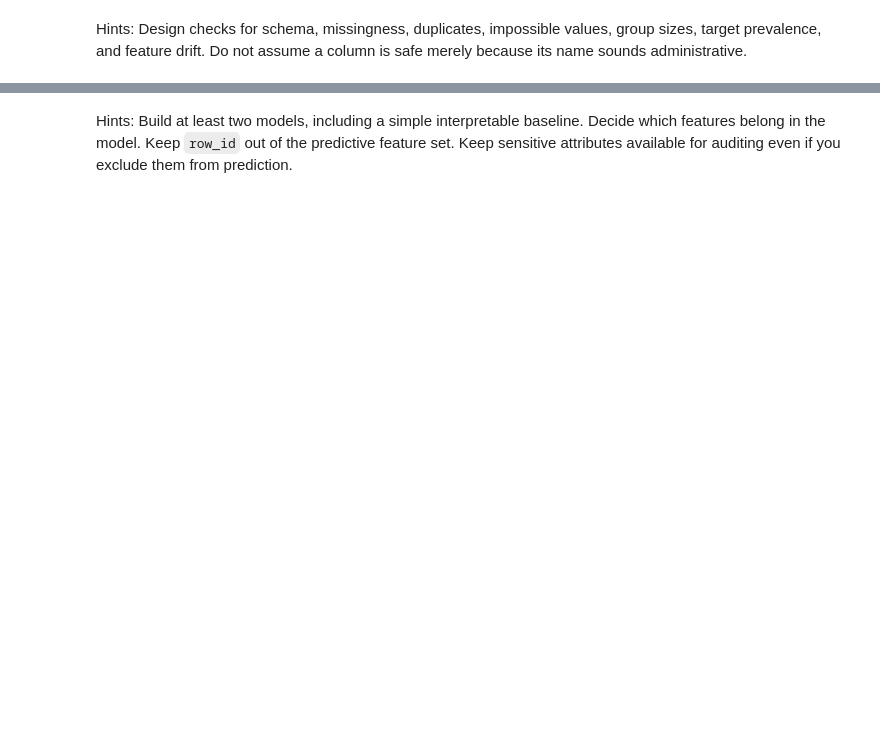
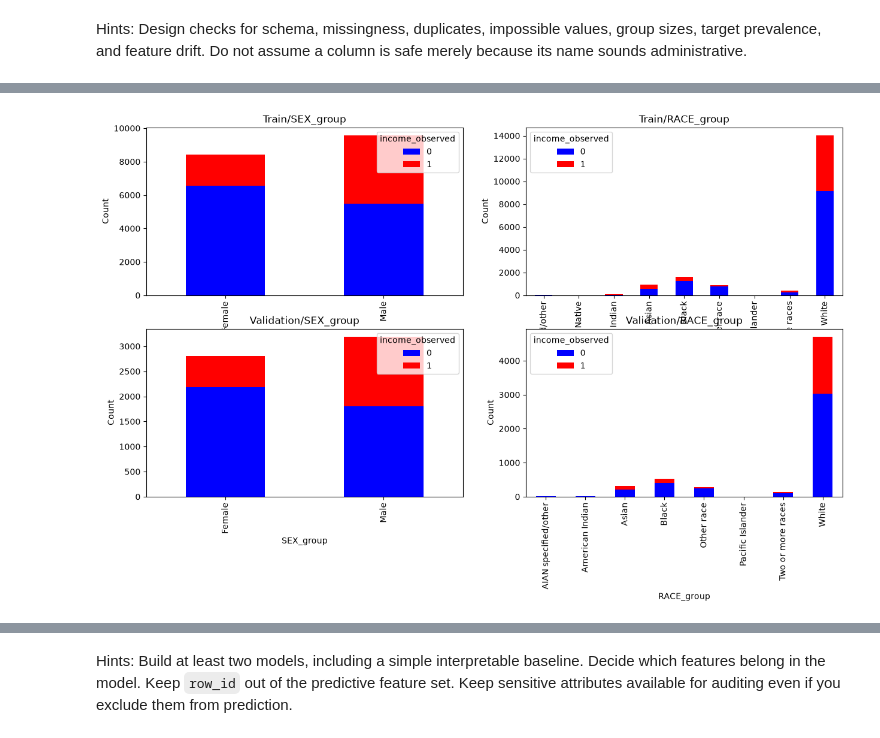
Before and after one commit to bellaVbsVbee/RAI, a Jupyter notebook: Project1/Bella_Week2_Blind_Data_Audit.ipynb, the cells around one changed output, grey strips where cells are left out. Drawn from its saved outputs; the diff is of its cells as text; code cells hidden in the pictures; blank space fills up the shorter version.

```diff
--- a/Project1/Bella_Week2_Blind_Data_Audit.ipynb
+++ b/Project1/Bella_Week2_Blind_Data_Audit.ipynb
@@ -17,6 +17,7 @@ Do not jump directly to mitigation. A good audit strictly distinguishes between
 # %%
 %pip -q install fairlearn cleanlab scikit-learn pandas matplotlib seaborn
 # %%
+#%% Load data
 from pathlib import Path
 import numpy as np
 import pandas as pd
@@ -24,7 +25,7 @@ import matplotlib.pyplot as plt
 import seaborn as sns
 
 RANDOM_STATE = 42
-DATA_DIR = Path("data")  # TODO: change if necessary
+DATA_DIR = Path("data/data")  # TODO: change if necessary
 
 # In Colab you may instead upload the CSVs:
 # from google.colab import files
@@ -41,9 +67,2 @@ FileNotFoundError: [Errno 2] No such file or directory: 'data\\week2_train_obser
 # %% [markdown]
 Hints: Design checks for schema, missingness, duplicates, impossible values, group sizes, target prevalence, and feature drift. Do not assume a column is safe merely because its name sounds administrative.
-# %%
-# TODO: implement a reusable dataset summary.
-def dataset_summary(df, label=None):
-    raise NotImplementedError
-
-# TODO: compare train, validation, and test feature distributions.
-# Include categorical as well as numeric variables.
@@ -49,0 +126,4 @@ def dataset_summary(df, label=None):
+# %%
+train = dataset_summary(train)
+validation = dataset_summary(validation)
+test_features = dataset_summary(test_features)
@@ -49,0 +148,34 @@ def dataset_summary(df, label=None):
+# %%
+fig, axes = plt.subplots(2, 2, figsize=(15, 8))
+
+counts_train_sex = pd.crosstab(train["SEX_group"], train["income_observed"])
+counts_train_sex.plot(kind="bar", stacked=True, color=["blue", "red"], ax = axes[0,0])
+axes[0,0].set_xlabel("SEX_group")
+axes[0,0].set_ylabel("Count")
+axes[0,0].legend(title="income_observed")
+axes[0,0].set_title("Train/SEX_group")
+
+counts_train_race = pd.crosstab(train["RACE_group"], train["income_observed"])
+counts_train_race.plot(kind="bar", stacked=True, color=["blue", "red"], ax = axes[0,1])
+axes[0,1].set_xlabel("RACE_group")
+axes[0,1].set_ylabel("Count")
+axes[0,1].legend(title="income_observed")
+axes[0,1].set_title("Train/RACE_group")
+
+counts_validation_sex = pd.crosstab(validation["SEX_group"], validation["income_observed"])
+counts_validation_sex.plot(kind="bar", stacked=True, color=["blue", "red"], ax = axes[1,0])
+axes[1,0].set_xlabel("SEX_group")
+axes[1,0].set_ylabel("Count")
+axes[1,0].legend(title="income_observed")
+axes[1,0].set_title("Validation/SEX_group")
+
+counts_validation_race = pd.crosstab(validation["RACE_group"], validation["income_observed"])
+counts_validation_race.plot(kind="bar", stacked=True, color=["blue", "red"], ax = axes[1,1])
+axes[1,1].set_xlabel("RACE_group")
+axes[1,1].set_ylabel("Count")
+axes[1,1].legend(title="income_observed")
+axes[1,1].set_title("Validation/RACE_group")
+
+plt.show()
+# %% [output]
+[figure, added]
```
Also changed, not shown: parts of 28 cells of this notebook.
